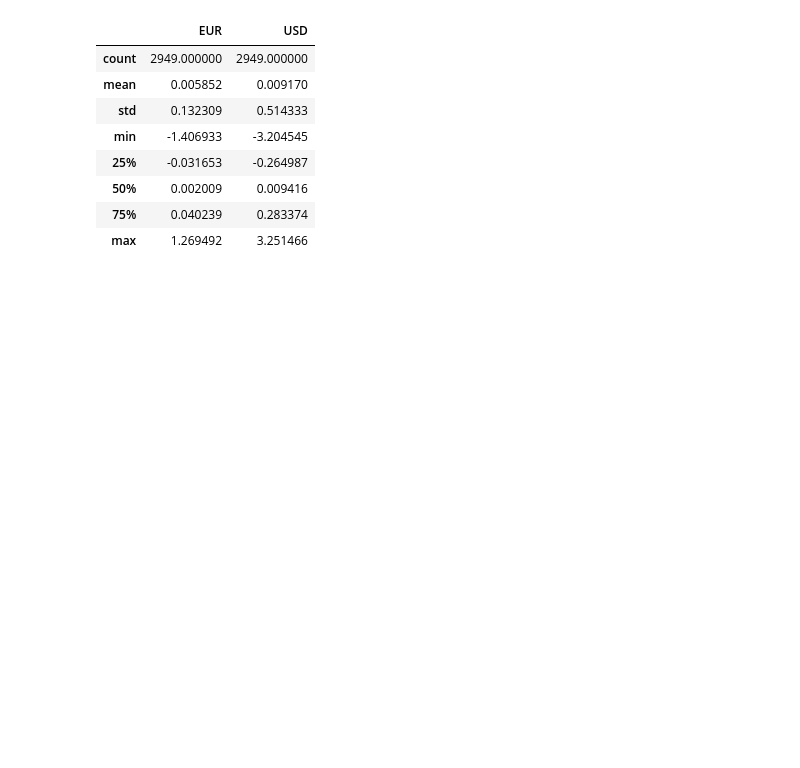
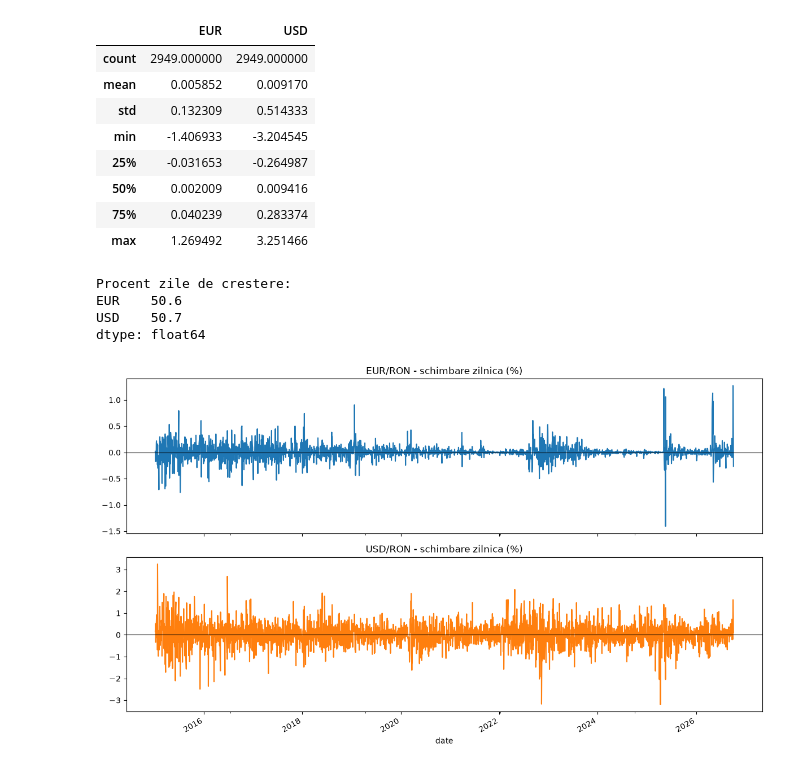
Before and after one commit to alpascino19/fxcast, a Jupyter notebook: notebooks/01_explorare.ipynb, the cells around one changed output. Drawn from its saved outputs; the diff is of its cells as text; code cells hidden in the pictures; blank space fills up the shorter version.

```diff
--- a/notebooks/01_explorare.ipynb
+++ b/notebooks/01_explorare.ipynb
@@ -62,3 +62,22 @@ returns.describe()
 | 50% | 0.002009 | 0.009416 |
 | 75% | 0.040239 | 0.283374 |
 | max | 1.269492 | 3.251466 |
+# %%
+up_days=(returns>0).mean()*100
+print("Procent zile de crestere:")
+print(up_days.round(1))
+# %% [output]
+Procent zile de crestere:
+EUR    50.6
+USD    50.7
+dtype: float64
+# %%
+fig, axes = plt.subplots(2, 1, figsize=(12, 7), sharex=True)
+returns["EUR"].plot(ax=axes[0], title="EUR/RON - schimbare zilnica (%)", color="tab:blue")
+returns["USD"].plot(ax=axes[1], title="USD/RON - schimbare zilnica (%)", color="tab:orange")
+for ax in axes:
+    ax.axhline(0, color="black", linewidth=0.8)
+plt.tight_layout()
+plt.show()
+# %% [output]
+[figure, added]
```
